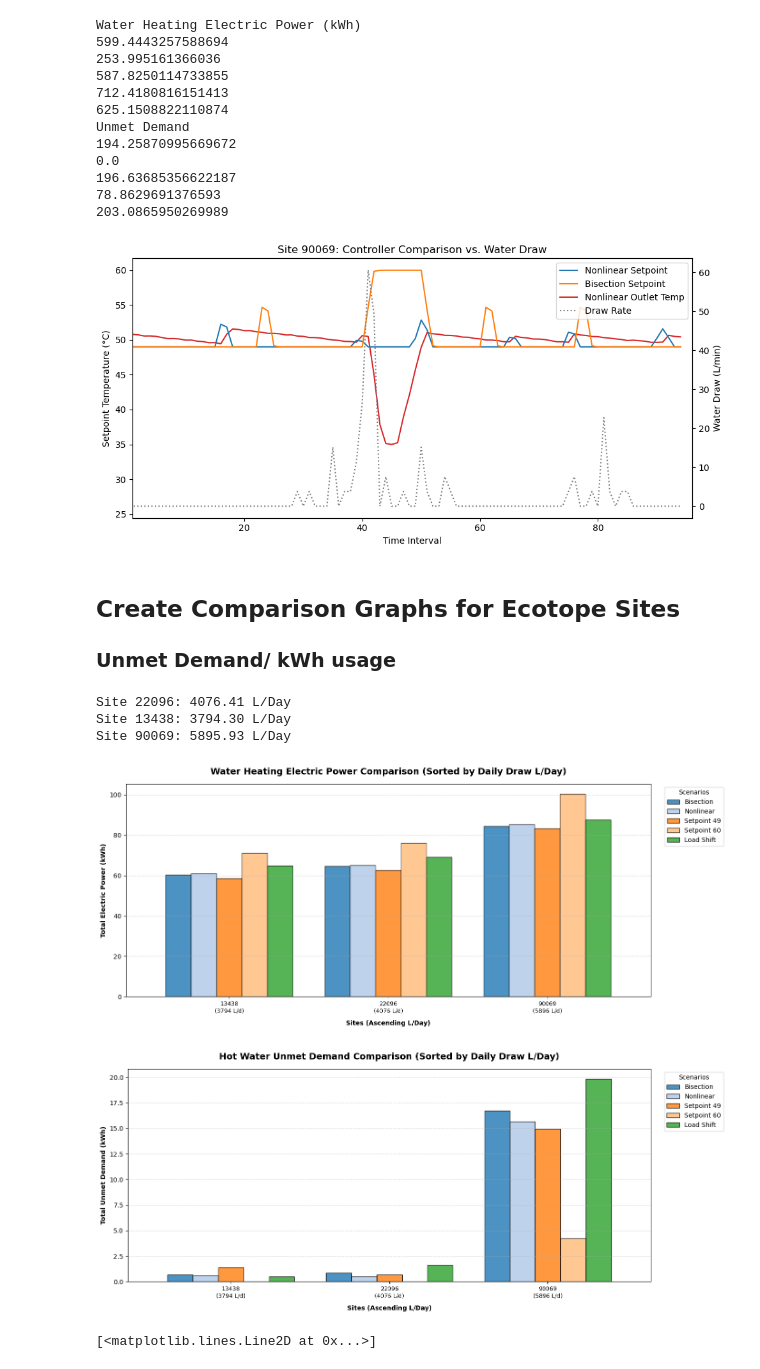
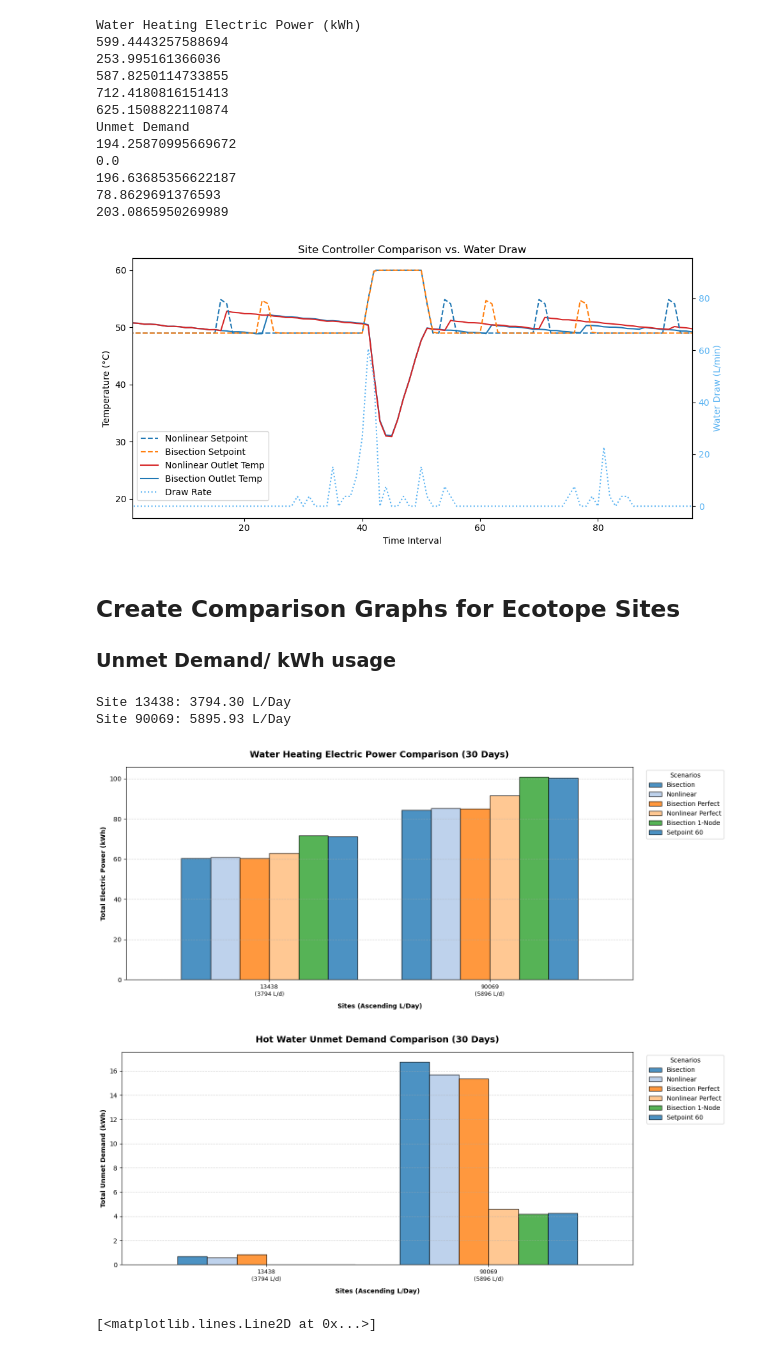
Before and after one commit to Jae-Domain/OCHRE, a Jupyter notebook: bin/nonlinear_solver/nonlinear_generate_graphics.ipynb, the cells around one changed output. Cells and saved outputs as stored; diff of their text form; code cells hidden in the pictures.

```diff
--- a/bin/nonlinear_solver/nonlinear_generate_graphics.ipynb
+++ b/bin/nonlinear_solver/nonlinear_generate_graphics.ipynb
@@ -165,30 +165,33 @@ bisection = pd.read_csv(f'output_site_{site}_bisection.csv')[0:len(nonlinear)]
 fig, ax1 = plt.subplots(figsize=(10, 5))
 
 # --- Left Y-Axis: Temperatures / Setpoints ---
+line5, = ax1.plot(bisection["Hot Water Outlet Temperature (C)"], label="Bisection Outlet Temp", color="tab:blue")
 line4, = ax1.plot(nonlinear["Hot Water Outlet Temperature (C)"], label="Nonlinear Outlet Temp", color="tab:red")
-line1, = ax1.plot(nonlinear['Setpoints'], label="Nonlinear Setpoint", color="tab:blue")
-line2, = ax1.plot(bisection['Setpoints'], label="Bisection Setpoint", color="tab:orange")
+line1, = ax1.plot(nonlinear['Setpoints'], label="Nonlinear Setpoint", color="tab:blue", linestyle="dashed")
+line2, = ax1.plot(bisection['Setpoints'], label="Bisection Setpoint", color="tab:orange", linestyle="dashed")
 
-ax1.set_ylabel("Setpoint Temperature (°C)")
+ax1.set_ylabel("Temperature (°C)")
 ax1.set_xlabel("Time Interval")
 ax1.set_xlim(0, 96)  # Restrict to first 96 intervals (0-indexed)
 
+water_color = "#5BB4F3"
 # --- Right Y-Axis: Water Draw ---
 ax2 = ax1.twinx()  # Fix: twinx() for secondary vertical Y-axis
-line3, = ax2.plot(bisection['Draw Data'], label="Draw Rate", color="tab:gray", linestyle="dotted")
-ax2.set_ylabel("Water Draw (L/min)")
+line3, = ax2.plot(bisection['Draw Data'], label="Draw Rate", color=water_color, linestyle="dotted")
+ax2.set_ylabel("Water Draw (L/min)", color=water_color)
+ax2.tick_params(axis='y', labelcolor=water_color)
 
 # --- Combined Legend ---
-lines = [line1, line2, line4, line3]
+lines = [line1, line2, line4, line5, line3]
 labels = [l.get_label() for l in lines]
-ax1.legend(lines, labels, loc="upper right")
+ax1.legend(lines, labels, loc="best", bbox_to_anchor=(0, 0.05, 1, 1))
 
 plt.xlim(1, 96)
-plt.title(f"Site {site}: Controller Comparison vs. Water Draw")
+plt.title(f"Site Controller Comparison vs. Water Draw")
 plt.tight_layout()
 plt.show()
 # %% [output]
-[figure, old version]
+[figure, new version]
 # %% [markdown]
 ## Create Comparison Graphs for Ecotope Sites
 ### Unmet Demand/ kWh usage
@@ -205,7 +208,8 @@ sites = [22096, 13438,
     99092, 99084
 ]
 
-sites = [22096, 13438, 90069]
+#22096
+sites = [13438, 90069]
 
 scenarios = ['Bisection', 'Nonlinear', 'Setpoint 49', 'Setpoint 60', 'Load Shift']
 
@@ -218,9 +222,12 @@ for site in sites:
     try:
         nonlinear = pd.read_csv(f'output_site_{site}_nonlinear.csv')
         bisection = pd.read_csv(f'output_site_{site}_bisection.csv')[0:len(nonlinear)]
-        data_49 = pd.read_csv(f'output_site_{site}_49.csv')[0:len(nonlinear)]
+        bisection_perfect = pd.read_csv(f'output_site_{site}_bisection_perfect.csv')[0:len(nonlinear)]
+        nonlinear_perfect = pd.read_csv(f'timestep_log_site_{site}_nonlinear_perfect.csv')
+        bisection_1node = pd.read_csv(f'output_site_{site}_bisection_rolling_1.csv')[0:len(nonlinear)]
+        #data_49 = pd.read_csv(f'output_site_{site}_49.csv')[0:len(nonlinear)]
         data_60 = pd.read_csv(f'output_site_{site}_60.csv')[0:len(nonlinear)]
-        load_shift = pd.read_csv(f'output_site_{site}_load_shifting.csv')[0:len(nonlinear)]
+        #load_shift = pd.read_csv(f'output_site_{site}_load_shifting.csv')[0:len(nonlinear)]
     except Exception as e:
         print(f"Skipping site {site}: {e}")
         continue
@@ -234,18 +241,24 @@ for site in sites:
         'Site': site,
         'Bisection': bisection['Water Heating Electric Power'].sum(),
         'Nonlinear': nonlinear['Water Heating Electric Power'].sum(),
-        'Setpoint 49': data_49['Water Heating Electric Power'].sum(),
+        'Bisection Perfect': bisection_perfect['Water Heating Electric Power'].sum(),
+        'Nonlinear Perfect': nonlinear_perfect['Energy (kWh)'].sum(),
+        'Bisection 1-Node': bisection_1node['Water Heating Electric Power'].sum(),
+        #'Setpoint 49': data_49['Water Heating Electric Power'].sum(),
         'Setpoint 60': data_60['Water Heating Electric Power'].sum(),
-        'Load Shift': load_shift['Water Heating Electric Power'].sum()
+        #'Load Shift': load_shift['Water Heating Electric Power'].sum()
     })
 
     unmet_data.append({
         'Site': site,
         'Bisection': bisection['Hot Water Unmet Demand (kWh)'].sum(),
         'Nonlinear': nonlinear['Hot Water Unmet Demand (kWh)'].sum(),
-        'Setpoint 49': data_49['Hot Water Unmet Demand (kWh)'].sum(),
+        'Bisection Perfect': bisection_perfect['Hot Water Unmet Demand (kWh)'].sum(),
+        'Nonlinear Perfect': nonlinear_perfect['Hot Water Unmet Demand (kWh)'].sum(),
+        'Bisection 1-Node': bisection_1node['Hot Water Unmet Demand (kWh)'].sum(),
+        #'Setpoint 49': data_49['Hot Water Unmet Demand (kWh)'].sum(),
         'Setpoint 60': data_60['Hot Water Unmet Demand (kWh)'].sum(),
-        'Load Shift': load_shift['Hot Water Unmet Demand (kWh)'].sum()
+        #'Load Shift': load_shift['Hot Water Unmet Demand (kWh)'].sum()
     })
 
 # Convert to DataFrames and set index
@@ -263,38 +276,37 @@ df_unmet = df_unmet.reindex(sorted_sites)
 x_labels = [f"{site}\n({draw_data[site]:.0f} L/d)" for site in sorted_sites]
 
 colors = ['#1f77b4', '#aec7e8', '#ff7f0e', '#ffbb78', '#2ca02c']
 
 # ==========================================
 # GRAPH 1: Water Heating Electric Power
 # ==========================================
 ax1 = df_power.plot(kind='bar', figsize=(14, 6), color=colors, width=0.8, edgecolor='black', alpha=0.8)
-plt.title('Water Heating Electric Power Comparison (Sorted by Daily Draw L/Day)', fontsize=14, fontweight='bold', pad=15)
+plt.title('Water Heating Electric Power Comparison (30 Days)', fontsize=14, fontweight='bold', pad=15)
 plt.xlabel('Sites (Ascending L/Day)', fontweight='bold', labelpad=10)
 plt.ylabel('Total Electric Power (kWh)', fontweight='bold')
 plt.xticks(ticks=range(len(sorted_sites)), labels=x_labels, rotation=0, fontsize=9)
 plt.grid(axis='y', linestyle='--', alpha=0.5)
 plt.legend(title='Scenarios', bbox_to_anchor=(1.02, 1), loc='upper left')
 plt.tight_layout()
 plt.show()
 
 # ==========================================
 # GRAPH 2: Hot Water Unmet Demand
 # ==========================================
 ax2 = df_unmet.plot(kind='bar', figsize=(14, 6), color=colors, width=0.8, edgecolor='black', alpha=0.8)
-plt.title('Hot Water Unmet Demand Comparison (Sorted by Daily Draw L/Day)', fontsize=14, fontweight='bold', pad=15)
+plt.title('Hot Water Unmet Demand Comparison (30 Days)', fontsize=14, fontweight='bold', pad=15)
 plt.xlabel('Sites (Ascending L/Day)', fontweight='bold', labelpad=10)
 plt.ylabel('Total Unmet Demand (kWh)', fontweight='bold')
 plt.xticks(ticks=range(len(sorted_sites)), labels=x_labels, rotation=0, fontsize=9)
 plt.grid(axis='y', linestyle='--', alpha=0.5)
 plt.legend(title='Scenarios', bbox_to_anchor=(1.02, 1), loc='upper left')
 plt.tight_layout()
 plt.show()
 # %% [output]
-Site 22096: 4076.41 L/Day
 Site 13438: 3794.30 L/Day
 Site 90069: 5895.93 L/Day
-[figure, old version]
+[figure, new version]
-[figure, old version]
+[figure, new version]
 # %%
 plt.plot(nonlinear['Setpoints'])
 # %% [output]
```
Also changed, not shown: 5 other files.
